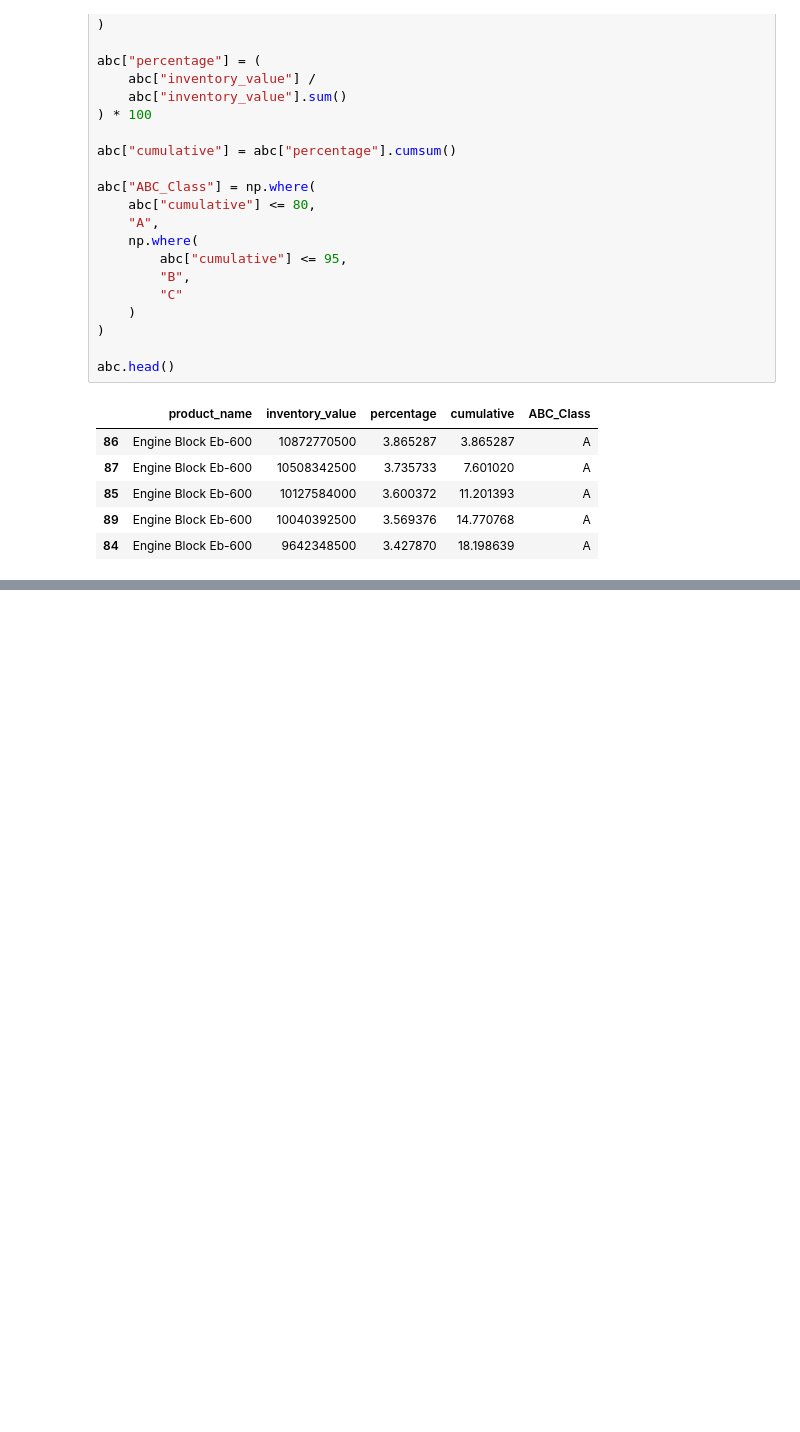
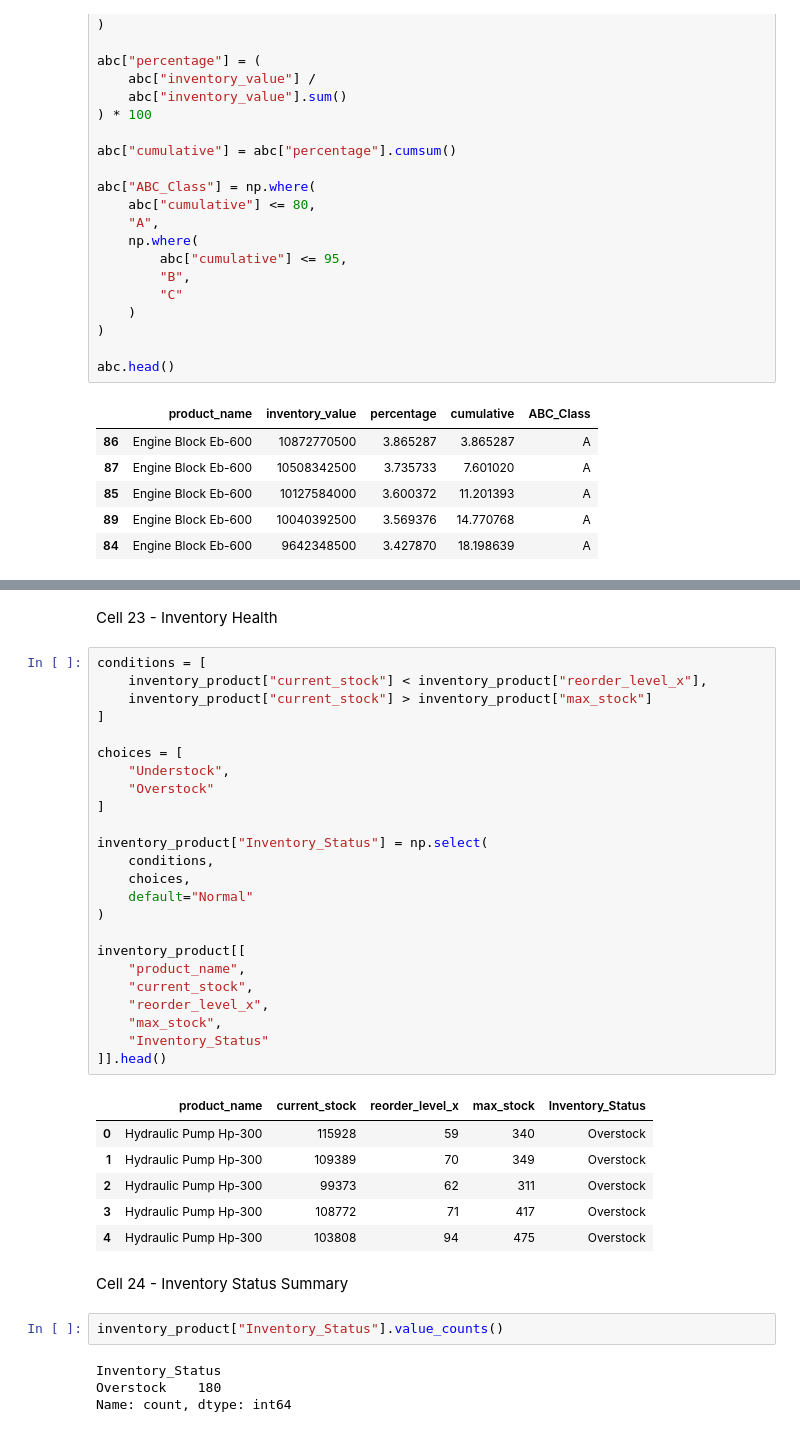
Before and after one commit to Riya-1923/Heavy-Supplier-Warehouse-Analytics, a Jupyter notebook: notebooks/Week3_Product_Inventory_Analysis.ipynb, the cells around one changed output, grey strips where cells are left out. Drawn from its saved outputs; the diff is of its cells as text; blank space fills up the shorter version.

```diff
--- a/notebooks/Week3_Product_Inventory_Analysis.ipynb
+++ b/notebooks/Week3_Product_Inventory_Analysis.ipynb
@@ -407,0 +431,41 @@ abc.head()
+# %% [markdown]
+Cell 23 - Inventory Health
+# %%
+conditions = [
+    inventory_product["current_stock"] < inventory_product["reorder_level_x"],
+    inventory_product["current_stock"] > inventory_product["max_stock"]
+]
+
+choices = [
+    "Understock",
+    "Overstock"
+]
+
+inventory_product["Inventory_Status"] = np.select(
+    conditions,
+    choices,
+    default="Normal"
+)
+
+inventory_product[[
+    "product_name",
+    "current_stock",
+    "reorder_level_x",
+    "max_stock",
+    "Inventory_Status"
+]].head()
+# %% [output]
+|  | product_name | current_stock | reorder_level_x | max_stock | Inventory_Status |
+| 0 | Hydraulic Pump Hp-300 | 115928 | 59 | 340 | Overstock |
+| 1 | Hydraulic Pump Hp-300 | 109389 | 70 | 349 | Overstock |
+| 2 | Hydraulic Pump Hp-300 | 99373 | 62 | 311 | Overstock |
+| 3 | Hydraulic Pump Hp-300 | 108772 | 71 | 417 | Overstock |
+| 4 | Hydraulic Pump Hp-300 | 103808 | 94 | 475 | Overstock |
+# %% [markdown]
+Cell 24 - Inventory Status Summary
+# %%
+inventory_product["Inventory_Status"].value_counts()
+# %% [output]
+Inventory_Status
+Overstock    180
+Name: count, dtype: int64
```
Also changed, not shown: parts of 16 cells of this notebook.
